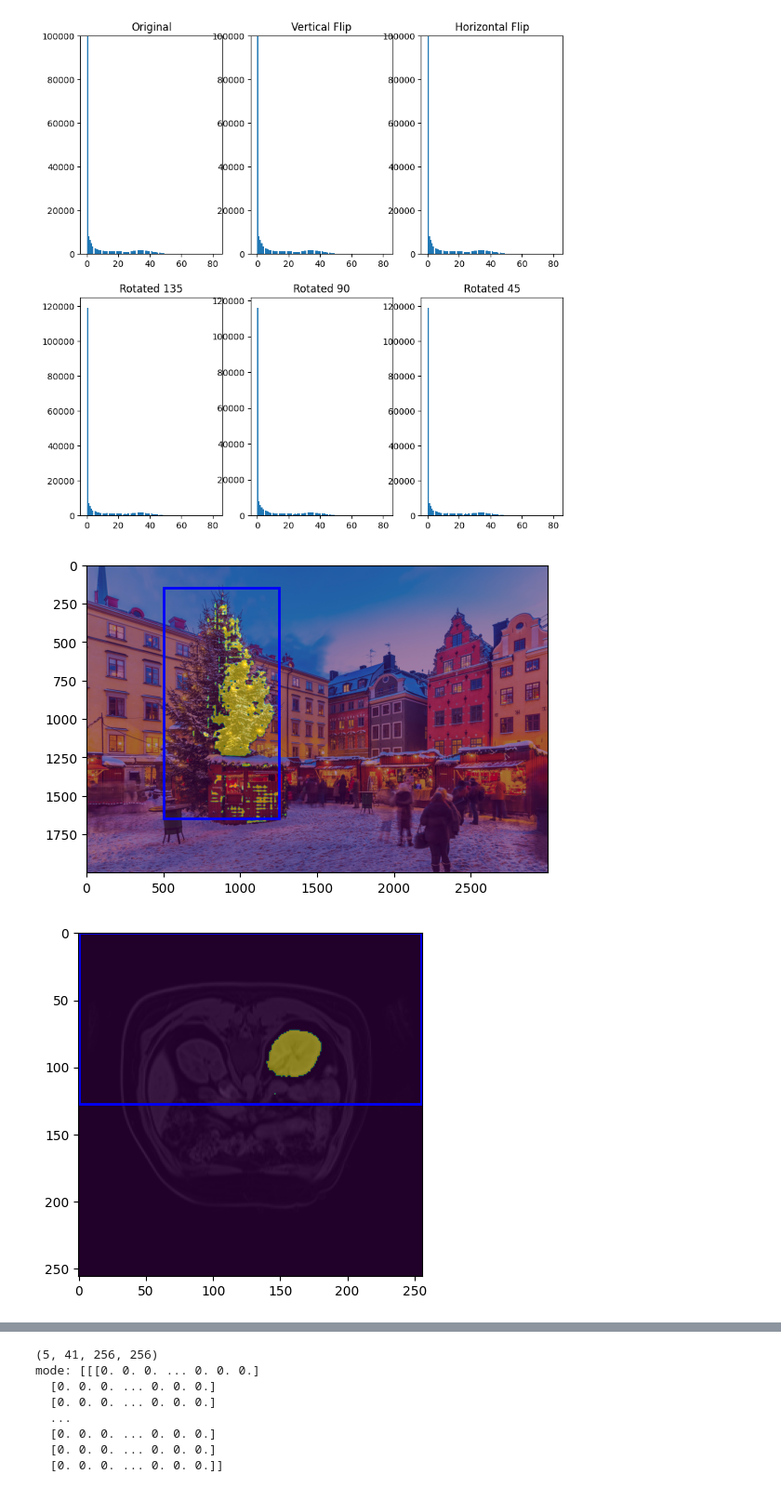
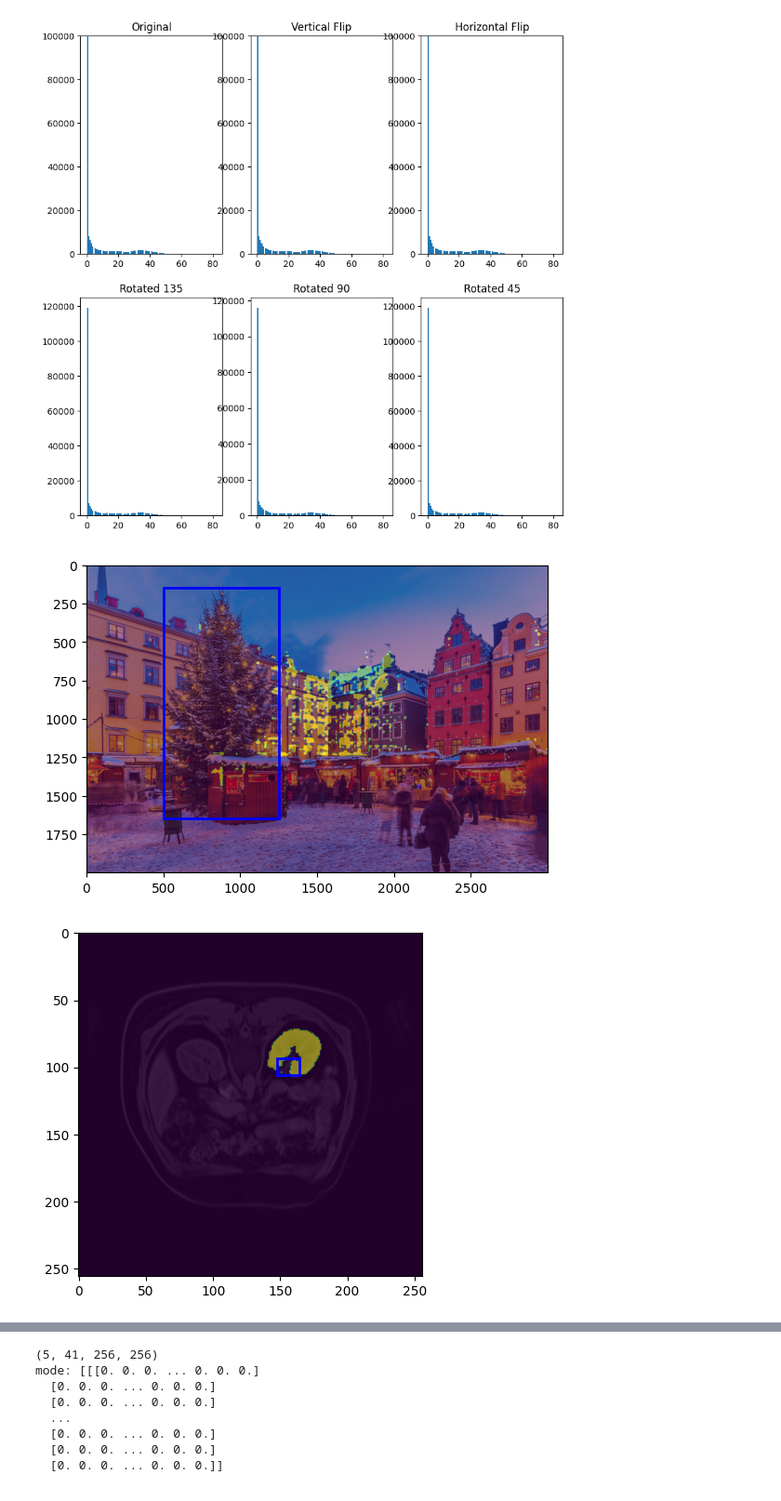
Before and after one commit to yexincheng/ALMRI, a Jupyter notebook: research_questions.ipynb, the cells around one changed output, grey strips where cells are left out. Shown at 93% size. Cells and saved outputs as stored; diff of their text form; code cells hidden in the pictures.

```diff
--- a/research_questions.ipynb
+++ b/research_questions.ipynb
@@ -280,6 +280,7 @@ original_medsam = 'checkpoints/MedSAM/medsam_20230423_vit_b_0.0.1.pth'
 sam_random_40 = 'checkpoints/SAM_MRI_LeftKidney_random/seed2024/epochs20/SAM_vit_b_40_latest.pth'
 medsam_random_40 = 'checkpoints/MedSAM_MRI_LeftKidney_random/seed2023/epochs50/MedSAM_vit_b_20_latest.pth'
 dynunet_random_40 = 'checkpoints/DynUNet_MRI_LeftKidney_random/seed2023/epochs100/DynUNet_vit_b_40_latest.pth'
+sam_roi_random_40 = '/scratch/project/bollmann_lab/xincheng/segmentation/ALMRI/checkpoints/SAM_roi_MRI_LeftKidney_random/seed2024/epochs100/SAM_roi_vit_b_40_latest.pth'
 # %%
 def roi_bbox(gt2D):
     y_indices, x_indices = np.where(gt2D > 0)
@@ -301,11 +302,11 @@ def show_box(box, ax):
     ax.add_patch(plt.Rectangle((x0, y0), w, h, edgecolor='blue', facecolor=(0,0,0,0), lw=2))
 # %%
 # test MedSAM on natural image
-sam_model = sam_model_registry['vit_b'](checkpoint=sam_random_40).to(device)
+sam_model = sam_model_registry['vit_b'](checkpoint=sam_roi_random_40).to(device)
 sam_model.eval()
 predictor = SamPredictor(sam_model)
 # load AdobeStock_57083879.jpg as numpy array
-img_path = '/mnt/segmentation/AdobeStock_57083879.jpg'
+img_path = '../AdobeStock_57083879.jpg'
 from PIL import Image
 img = Image.open(img_path)
 img_np = np.array(img, dtype=np.uint8)
@@ -328,22 +329,22 @@ rectangle = plt.Rectangle((x0, y0), w, h, edgecolor='blue', facecolor=(0,0,0,0),
 ax.add_patch(rectangle)
 plt.show()
 # %% [output]
-[figure, old version]
+[figure, new version]
 # %%
 # sam related model prediction on transformed image
-sam_lk = sam_model_registry['vit_b'](checkpoint=sam_random_40).to(device)
+sam_lk = sam_model_registry['vit_b'](checkpoint=sam_roi_random_40).to(device)
 predictor = SamPredictor(sam_lk)
 transformed_preds = []  # 1m30s
-# transformed_bbox = []
+transformed_bbox = []
 for j, (img, gt) in enumerate(zip(transformed_img, transformed_gt)):
     preds = []
-    # bbox= []
+    bbox= []
     for i in range(img.shape[0]): # infer for each slice
         predictor.set_image(img[i])
         # input_box = np.array([0, 0, img[index].shape[0], img[index].shape[1]]) # whole image as bbox
-        # input_box = roi_bbox(gt[i])
-        input_box = transformed_bbox[j][i]
-        # bbox.append(input_box)
+        input_box = roi_bbox(gt[i])
+        # input_box = transformed_bbox[j][i]
+        bbox.append(input_box)
         masks, _, _ = predictor.predict(
             point_coords=None,
             point_labels=None,
@@ -353,38 +354,38 @@ for j, (img, gt) in enumerate(zip(transformed_img, transformed_gt)):
         preds.append(masks[0])
     preds = np.array(preds)
     transformed_preds.append(preds)
-    # transformed_bbox.append(np.array(bbox))
+    transformed_bbox.append(np.array(bbox))
 # %%
 # predict on original image
 original_preds = []  # 1m30s
 original_bbox = []
 for img, gt in zip(imgs, gts):
     predictor.set_image(img)
-    input_box = np.array([0, 0, img.shape[0], img.shape[1]]) # whole image as bbox
-    # input_box = roi_bbox(gt)
+    # input_box = np.array([0, 0, img.shape[0], img.shape[1]]) # whole image as bbox
+    input_box = roi_bbox(gt)
 
-    input_box = np.array([0,0,255,127])
+    # input_box = np.array([0,0,255,127])
     original_bbox.append(input_box)
     masks, _, _ = predictor.predict(
         point_coords=None,
         point_labels=None,
         box=input_box[None, :],
         multimask_output=False,
     )
     original_preds.append(masks[0])
 original_preds = np.array(original_preds)
 original_bbox = np.array(original_bbox)
 
 index = 22
 fig, ax = plt.subplots()
 ax.imshow(imgs[index])
 ax.imshow(original_preds[index], alpha=0.5)
 x0, y0 = original_bbox[0][0], original_bbox[0][1]
 w, h = original_bbox[0][2] - original_bbox[0][0], original_bbox[0][3] - original_bbox[0][1]
 rectangle = plt.Rectangle((x0, y0), w, h, edgecolor='blue', facecolor=(0,0,0,0), lw=2)
 ax.add_patch(rectangle)
 plt.show()
 # %% [output]
-[figure, old version]
+[figure, new version]
 # %%
 # TODO: dynunet model prediction
```
Also changed, not shown: parts of 4 cells of this notebook.
